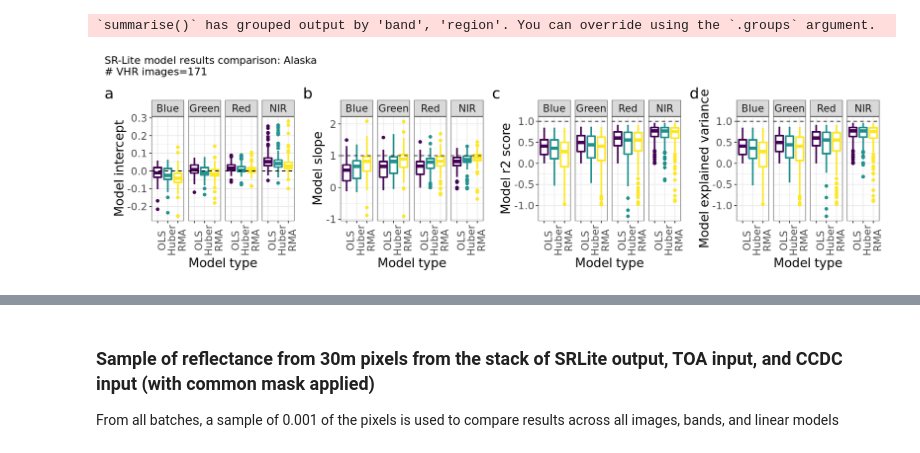
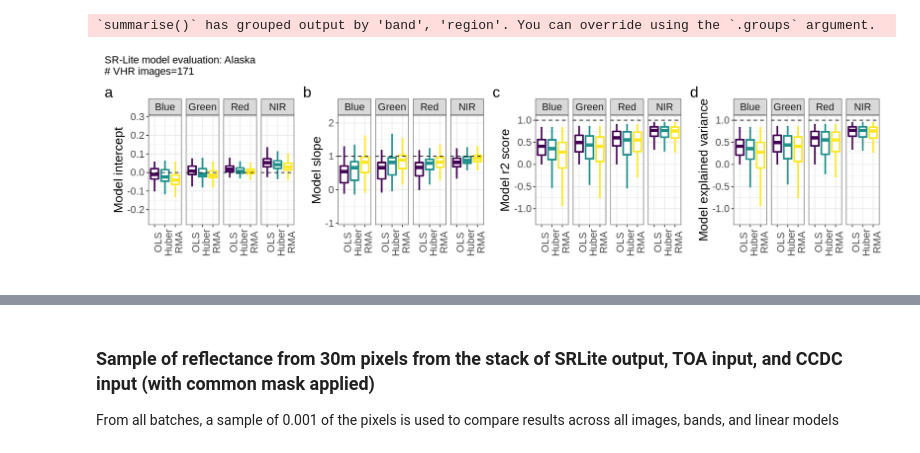
Before and after one commit to pahbs/geoscitools, a Jupyter notebook: srlite_igarss_results.ipynb, the cells around one changed output, grey strips where cells are left out. Saved outputs shown, nothing was run; the diff lists cells and outputs as text; code cells hidden in the pictures.

```diff
--- a/srlite_igarss_results.ipynb
+++ b/srlite_igarss_results.ipynb
@@ -7,4 +27,6 @@ library(patchwork)
 # %%
-z = read.csv('/explore/nobackup/people/pmontesa/srlite/srlite_diagnostics_20221028/global/metrics_by_scene_method_band.csv')
-z$slope = as.numeric(gsub("\\[|\\]","", z$slope))
-str(z)
+srlite_metrics_df = read.csv('/explore/nobackup/people/pmontesa/srlite/srlite_diagnostics_20221028/global/metrics_by_scene_method_band.csv')
+# remove chars in slope col
+srlite_metrics_df$slope = as.numeric(gsub("\\[|\\]","", srlite_metrics_df$slope))
+# Get catid field
+srlite_metrics_df = srlite_metrics_df %>% tidyr::separate(scene,  into = c('sensor', NA, NA, "catid"))
@@ -32,7 +56,8 @@ str(z)
 Longer wavelengths show higher TOA 30m vs reference SR (CCDC) r2 values
 # %%
 # Reorder comparisons
-z$comparison = factor(z$comparison, levels = c('EVHR OTF OLS vs. CCDC SR',
+srlite_metrics_df$comparison = factor(srlite_metrics_df$comparison, levels = c(
+                                         'EVHR OTF OLS vs. CCDC SR',
                                          'EVHR OTF Huber vs. CCDC SR',
                                          'EVHR OTF RMA vs. CCDC SR',
                                          'EVHR SRLite vs. CCDC SR',
@@ -43,10 +68,10 @@ z$comparison = factor(z$comparison, levels = c('EVHR OTF OLS vs. CCDC SR',
 
 # Re-label facets
 model_type_labels = c('OLS','Huber','RMA')
-band_name_labels = c('Blue','Green','Red', 'NIR')
+band_name_labels  = c('Blue','Green','Red', 'NIR')
 
-names(model_type_labels) = levels(factor(z$comparison))[1:3]
-names(band_name_labels) = levels(factor(z$band))
+names(model_type_labels) = levels(factor(srlite_metrics_df$comparison))[1:3]
+names(band_name_labels) = levels(factor(srlite_metrics_df$band))
 
 model_type_labels
 band_name_labels
@@ -65,12 +103,16 @@ band_name_labels
 # %%
 options(repr.plot.width = 10, repr.plot.height = 5)
-z$band = factor(z$band, levels=c('Blue', 'Green', 'Red', 'NIR'))
+
+srlite_metrics_df$band = factor(srlite_metrics_df$band, levels=c('Blue', 'Green', 'Red', 'NIR'))
 
 REGION = 'Alaska'
 
-df_tmp = z %>%
-    dplyr::filter((region == REGION) & (explained_variance >=-999) & str_detect(comparison, 'OTF'))  %>%
+df_tmp = srlite_metrics_df %>%
+    dplyr::filter((region == REGION) &
+                  #(explained_variance >=-999) & # why was this here?
+                  str_detect(comparison, 'OTF'))  %>%
     droplevels()
+
 levels(df_tmp$comparison) = model_type_labels
 df_tmp$band = factor(df_tmp$band, levels=c('Blue', 'Green', 'Red', 'NIR'))
 
@@ -131,29 +173,30 @@ hist_int = df_tmp %>%
 # %%
 options(repr.plot.width = 14, repr.plot.height = 4)
 
 make_model_stats_boxplots <- function(df_tmp, y, y_name, y_intercept){
     box_p = df_tmp %>%
         ggplot() +
-        geom_boxplot(aes(y= {{ y }} , x=comparison, color=comparison), size=1, show.legend=FALSE) +
+        geom_boxplot(aes(y= {{ y }} , x=comparison, color=comparison), size=1, show.legend=FALSE, outlier.shape = NA) +
         geom_hline(aes(yintercept=y_intercept), linetype='dashed')+
         geom_list +
         facet_grid(. ~ band ,
                            # labeller = labeller(comparison = as_labeller(model_type_labels),
                            #                               band = as_labeller(band_name_labels))
                           ) +
         theme(axis.text.x = element_text(angle=90)) +
         labs(y=y_name, x='', caption=NULL)
     }
 
 layout = "
 ABCD
 "
+NUM_VHR = length(levels(factor(df_tmp$catid)))
 
 make_model_stats_boxplots(df_tmp, intercept, 'Model intercept', y_intercept=0) + #box_slope + box_r2 +
 make_model_stats_boxplots(df_tmp, slope, 'Model slope', y_intercept=1) +
 make_model_stats_boxplots(df_tmp, r2_score, 'Model r2 score', y_intercept=1) +
 make_model_stats_boxplots(df_tmp, explained_variance, 'Model explained variance', y_intercept=1) +
     plot_layout(design = layout, guides = "collect") +
-    plot_annotation(tag_levels = 'a', title=paste0('SR-Lite model results comparison: ', REGION, '\n# VHR images=', length(levels(factor(df_tmp$scene))) ) )
+    plot_annotation(tag_levels = 'a', title=paste0('SR-Lite model evaluation: ', REGION, '\n# VHR images=', NUM_VHR ) )
 # %% [output]
-[figure, old version]
+[figure, new version]
```
Also changed, not shown: parts of 29 cells of this notebook, 9 other files.
